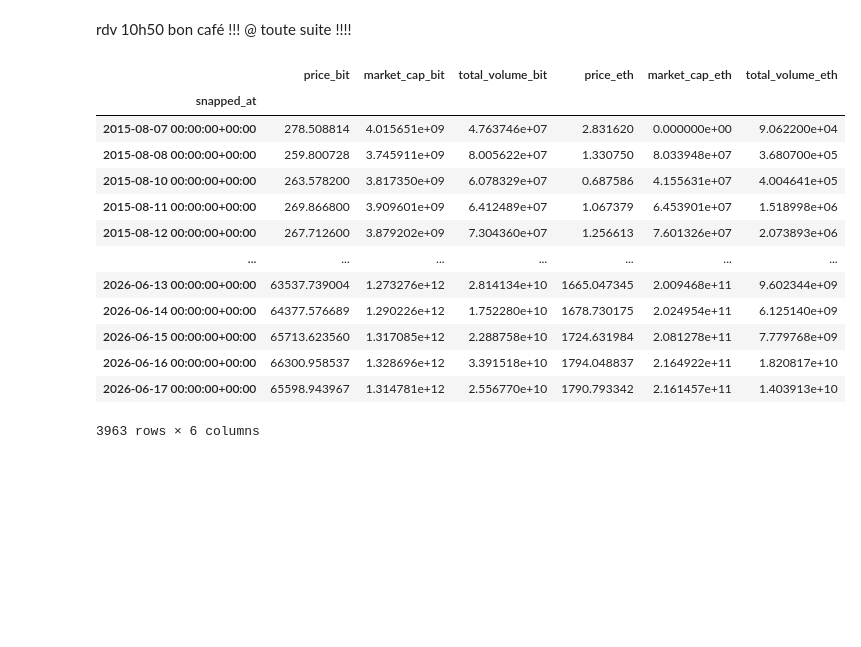
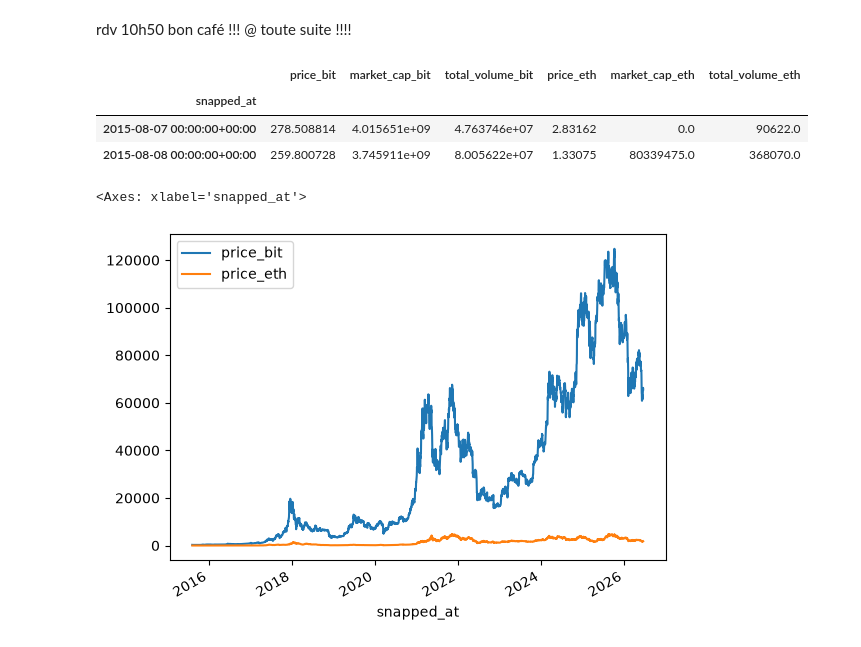
Before and after one commit to webdevproformation/m2-iot-juin2026, a Jupyter notebook: jour04/01-temporel.ipynb, the cells around one changed output. Drawn from its saved outputs; the diff is of its cells as text; code cells hidden in the pictures; blank space fills up the shorter version.

```diff
--- a/jour04/01-temporel.ipynb
+++ b/jour04/01-temporel.ipynb
@@ -170,28 +170,23 @@ rdv 10h50 bon café !!! @ toute suite !!!!
 # %%
 # ajouter le deuxieme fichier
 bitcoin = pd.read_csv("btc-usd-max.csv" , index_col="snapped_at" , parse_dates=True )
 etherium = pd.read_csv("eth-usd-max.csv" , index_col="snapped_at" , parse_dates=True )
 
 # fusionner nos deux fichiers
 # utiliser la méthode pandas .merge()
 # merge ça ressemble BEAUCOUP au jointure SQL dans laquelle on va définir le type de jointure
 # inner / outer / left / right
 
 bit_eth= pd.merge( bitcoin , etherium , on="snapped_at" , how="inner" , suffixes = ["_bit", "_eth"] )
 
-bit_eth
+bit_eth.head(2)
 # %% [output]
 |  | price_bit | market_cap_bit | total_volume_bit | price_eth | market_cap_eth | total_volume_eth |
 | snapped_at |  |  |  |  |  |  |
-| 2015-08-07 00:00:00+00:00 | 278.508814 | 4.015651e+09 | 4.763746e+07 | 2.831620 | 0.000000e+00 | 9.062200e+04 |
-| 2015-08-08 00:00:00+00:00 | 259.800728 | 3.745911e+09 | 8.005622e+07 | 1.330750 | 8.033948e+07 | 3.680700e+05 |
-| 2015-08-10 00:00:00+00:00 | 263.578200 | 3.817350e+09 | 6.078329e+07 | 0.687586 | 4.155631e+07 | 4.004641e+05 |
-| 2015-08-11 00:00:00+00:00 | 269.866800 | 3.909601e+09 | 6.412489e+07 | 1.067379 | 6.453901e+07 | 1.518998e+06 |
-| 2015-08-12 00:00:00+00:00 | 267.712600 | 3.879202e+09 | 7.304360e+07 | 1.256613 | 7.601326e+07 | 2.073893e+06 |
-| ... | ... | ... | ... | ... | ... | ... |
-| 2026-06-13 00:00:00+00:00 | 63537.739004 | 1.273276e+12 | 2.814134e+10 | 1665.047345 | 2.009468e+11 | 9.602344e+09 |
-| 2026-06-14 00:00:00+00:00 | 64377.576689 | 1.290226e+12 | 1.752280e+10 | 1678.730175 | 2.024954e+11 | 6.125140e+09 |
-| 2026-06-15 00:00:00+00:00 | 65713.623560 | 1.317085e+12 | 2.288758e+10 | 1724.631984 | 2.081278e+11 | 7.779768e+09 |
-| 2026-06-16 00:00:00+00:00 | 66300.958537 | 1.328696e+12 | 3.391518e+10 | 1794.048837 | 2.164922e+11 | 1.820817e+10 |
-| 2026-06-17 00:00:00+00:00 | 65598.943967 | 1.314781e+12 | 2.556770e+10 | 1790.793342 | 2.161457e+11 | 1.403913e+10 |
+| 2015-08-07 00:00:00+00:00 | 278.508814 | 4.015651e+09 | 4.763746e+07 | 2.83162 | 0.0 | 90622.0 |
+| 2015-08-08 00:00:00+00:00 | 259.800728 | 3.745911e+09 | 8.005622e+07 | 1.33075 | 80339475.0 | 368070.0 |
-3963 rows × 6 columns
+# %%
+bit_eth[[ "price_bit" , "price_eth" ]].plot()
+# %% [output]
+<Axes: xlabel='snapped_at'>
+[figure, added]
```
Also changed, not shown: parts of 3 cells of this notebook, 1 other file.
